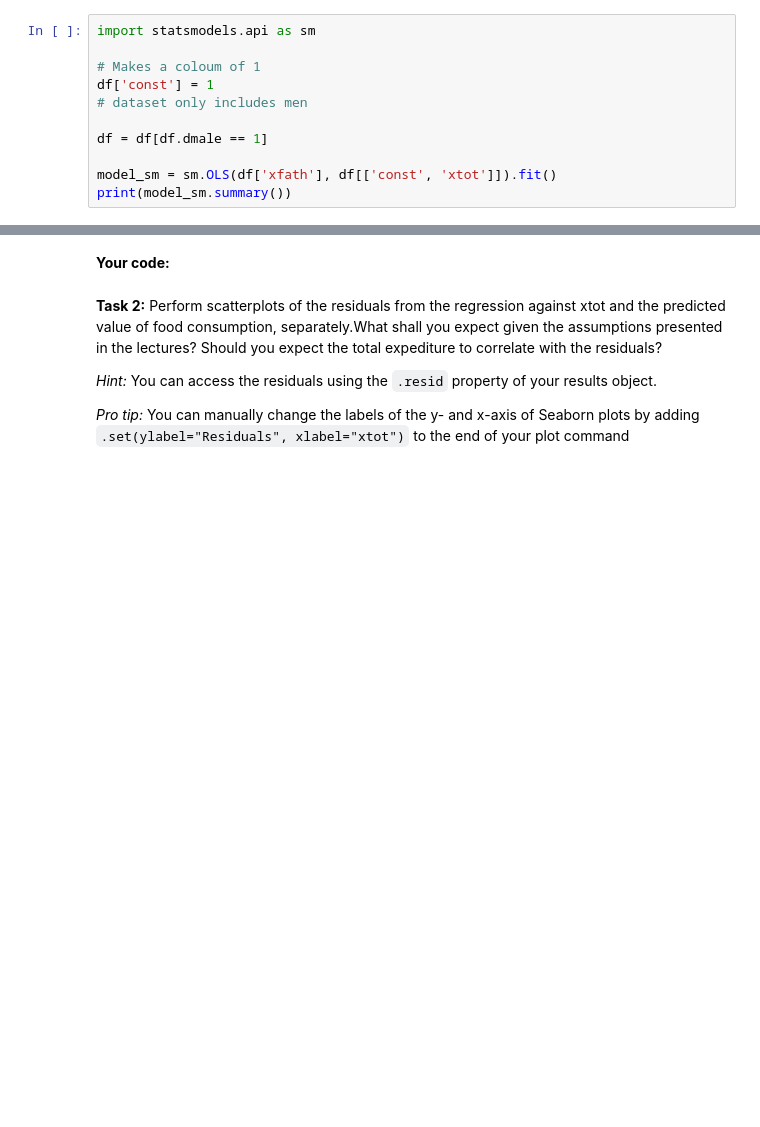
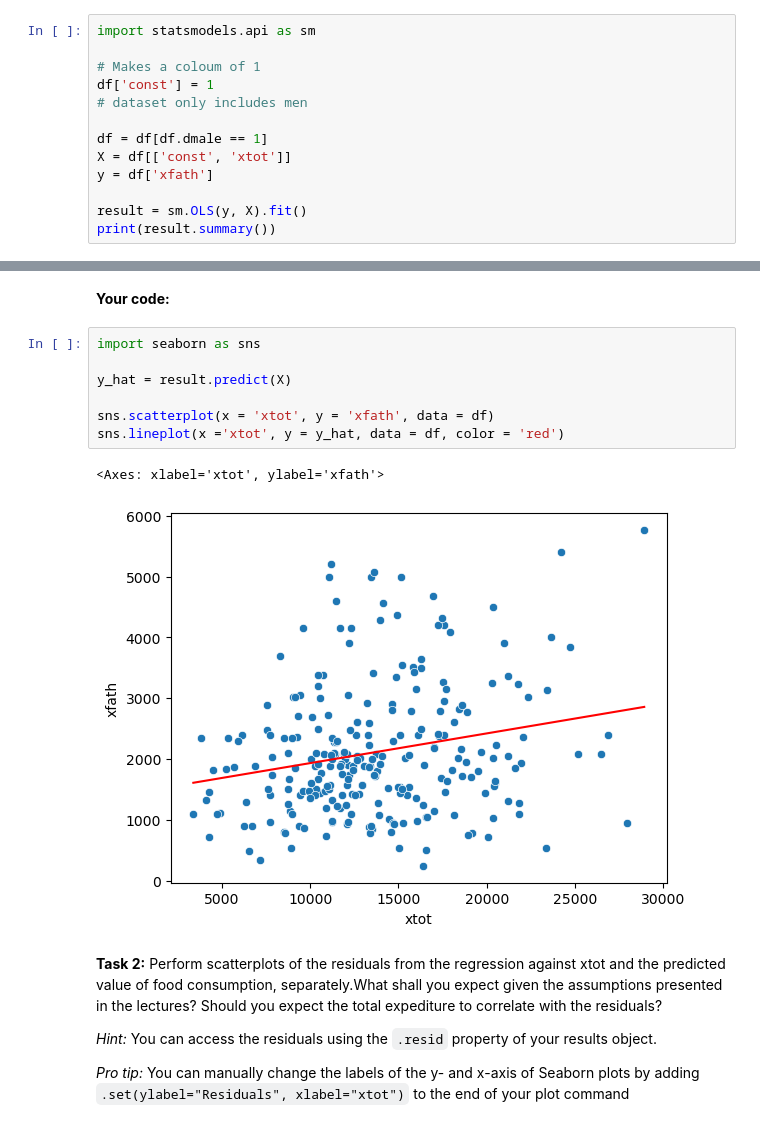
Before and after one commit to Nskoularsen/EconometricsA, a Jupyter notebook: 2_class/PS2_Regression_Analysis/ex_ante.ipynb, the cells around one changed output, grey strips where cells are left out. Drawn from its saved outputs; the diff is of its cells as text; blank space fills up the shorter version.

```diff
--- a/2_class/PS2_Regression_Analysis/ex_ante.ipynb
+++ b/2_class/PS2_Regression_Analysis/ex_ante.ipynb
@@ -69,9 +69,11 @@ df['const'] = 1
 # dataset only includes men
 
 df = df[df.dmale == 1]
+X = df[['const', 'xtot']]
+y = df['xfath']
 
-model_sm = sm.OLS(df['xfath'], df[['const', 'xtot']]).fit()
-print(model_sm.summary())
+result = sm.OLS(y, X).fit()
+print(result.summary())
 # %% [output]
                             OLS Regression Results
 ==============================================================================
@@ -141,6 +171,16 @@ To do a lineplot in Seaborn, use the `sns.lineplot(x, y, data)` method.
 To layer two plots on top of each other, simply execute two Seaborn commands after one another in a single cell.
 # %% [markdown]
 **Your code:**
+# %%
+import seaborn as sns
+
+y_hat = result.predict(X)
+
+sns.scatterplot(x = 'xtot', y = 'xfath', data = df)
+sns.lineplot(x ='xtot', y = y_hat, data = df, color = 'red')
+# %% [output]
+<Axes: xlabel='xtot', ylabel='xfath'>
+[figure, added]
 # %% [markdown]
 **Task 2:** Perform scatterplots of the residuals from the regression against xtot and the predicted value of food consumption, separately.What shall you expect given the assumptions presented in the lectures? Should you expect the total expediture to correlate with the residuals?
 
```
Also changed, not shown: parts of 11 cells of this notebook.
